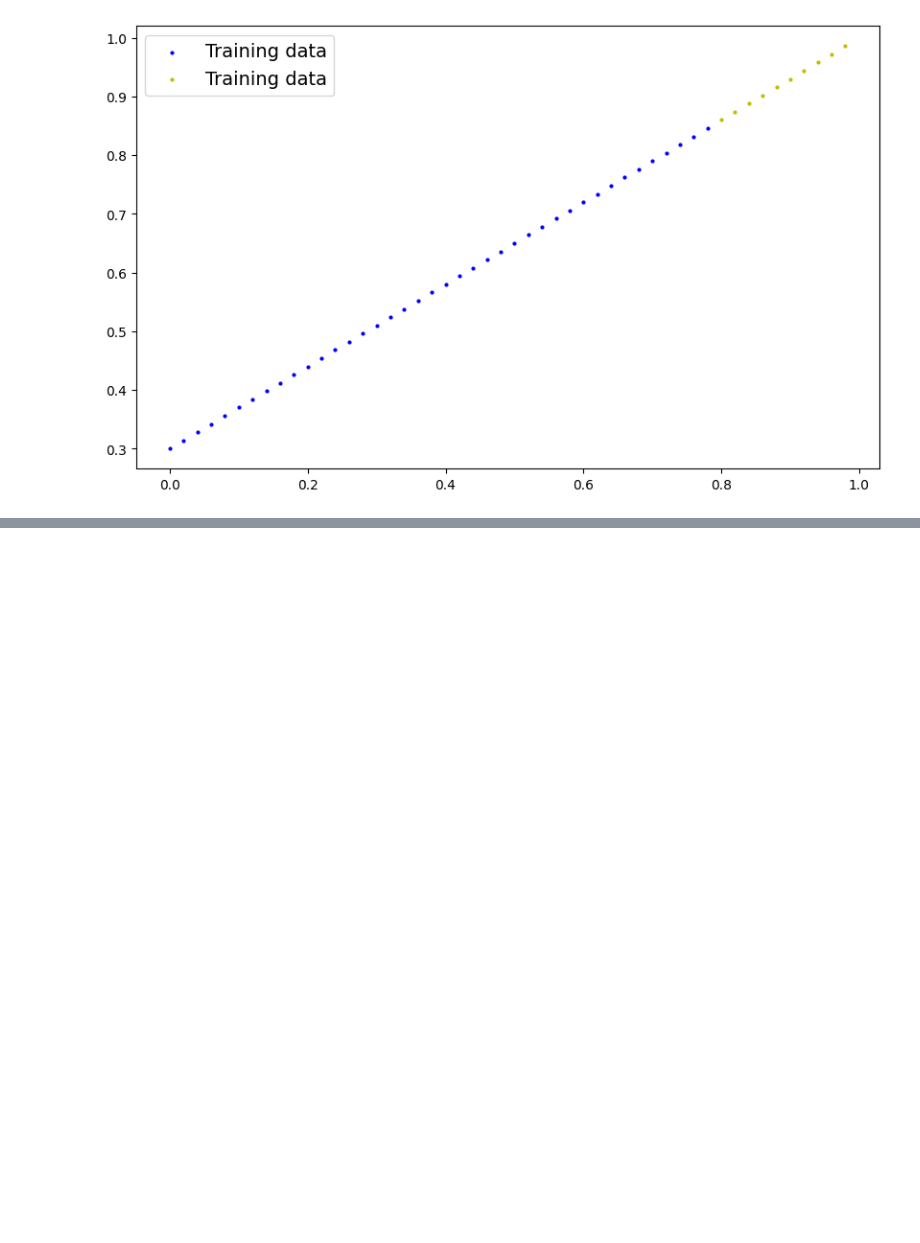
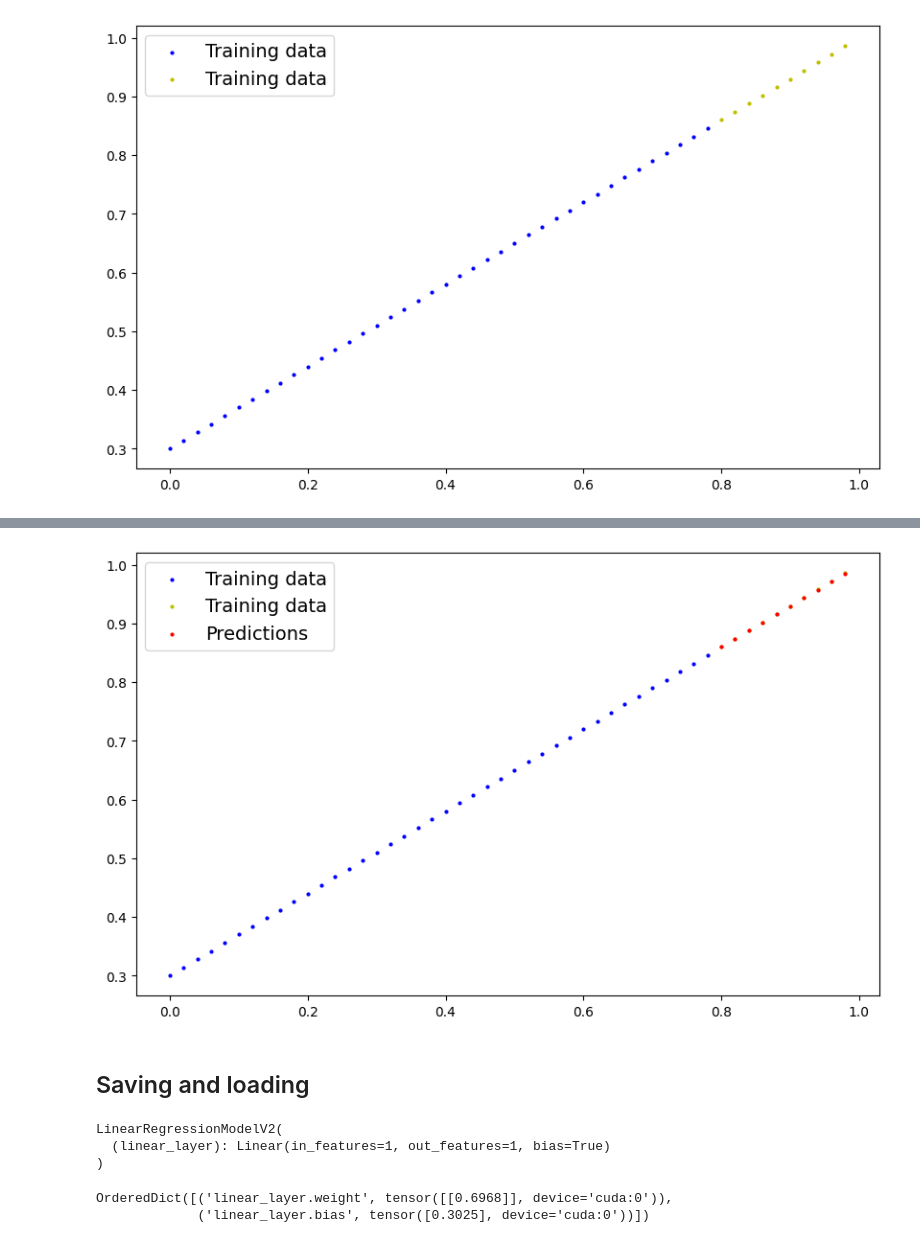
Before and after one commit to DinalAdithya/Learning-PYTorch, a Jupyter notebook: PyTorch_Workflow.ipynb, the cells around one changed output, grey strips where cells are left out. Cells and saved outputs as stored; diff of their text form; code cells hidden in the pictures; blank space fills up the shorter version.

```diff
--- a/PyTorch_Workflow.ipynb
+++ b/PyTorch_Workflow.ipynb
@@ -589,0 +618,22 @@ plot_predictions(x_train, y_train, x_test, y_test)
+# %%
+# new way to build a model
+
+from torch import nn
+
+class LinearRegressionModelV2(nn.Module):
+  def __init__(self):
+    super().__init__()
+
+    self.linear_layer = nn.Linear(in_features=1,
+                                  out_features=1)
+
+                    #should be a tensor   # this will retun a tensor
+  def forward(self, x: torch.Tensor) -> torch.Tensor:
+    return self.linear_layer(x)
+
+
+#set the manual seed
+
+torch.manual_seed(42)
+model_1 = LinearRegressionModelV2()
+model_1, model_1.state_dict()
@@ -589,0 +668,6 @@ plot_predictions(x_train, y_train, x_test, y_test)
+# %%
+# set up loss fun
+loss_fn = nn.L1Loss()
+
+Optimizer = torch.optim.SGD(params = model_1.parameters(),
+                            lr = 0.01)
@@ -589,0 +748,8 @@ plot_predictions(x_train, y_train, x_test, y_test)
+# %%
+# Turn model into evaluation mode
+model_1.eval()
+
+# Make prediction on the test data
+with torch.inference_mode():
+  y_preds = model_1(x_test)
+y_preds
@@ -589,0 +767,6 @@ plot_predictions(x_train, y_train, x_test, y_test)
+# %%
+plot_predictions(prediction = y_preds.cpu())
+# %% [output]
+[figure, added]
+# %% [markdown]
+## Saving and loading
@@ -589,0 +787,15 @@ plot_predictions(x_train, y_train, x_test, y_test)
+# %%
+loaded_model_1 = LinearRegressionModelV2()
+loaded_model_1.load_state_dict(torch.load(f=model_save_path))
+
+# put the loaded module to device
+loaded_model_1.to(device)
+# %% [output]
+LinearRegressionModelV2(
+  (linear_layer): Linear(in_features=1, out_features=1, bias=True)
+)
+# %%
+loaded_model_1.state_dict()
+# %% [output]
+OrderedDict([('linear_layer.weight', tensor([[0.6968]], device='cuda:0')),
+             ('linear_layer.bias', tensor([0.3025], device='cuda:0'))])
```
Also changed, not shown: parts of 18 cells of this notebook.
